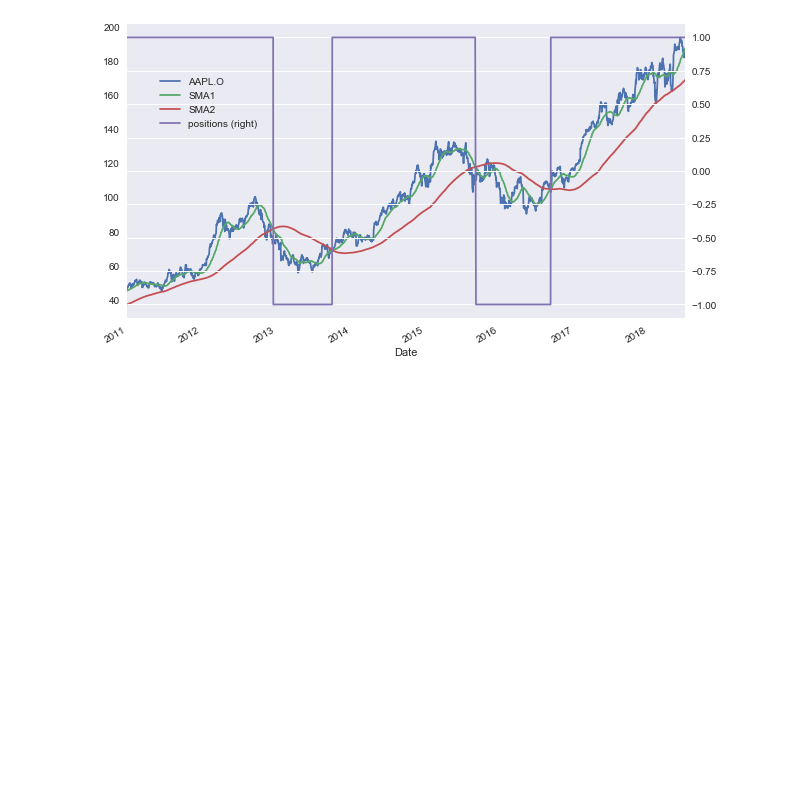
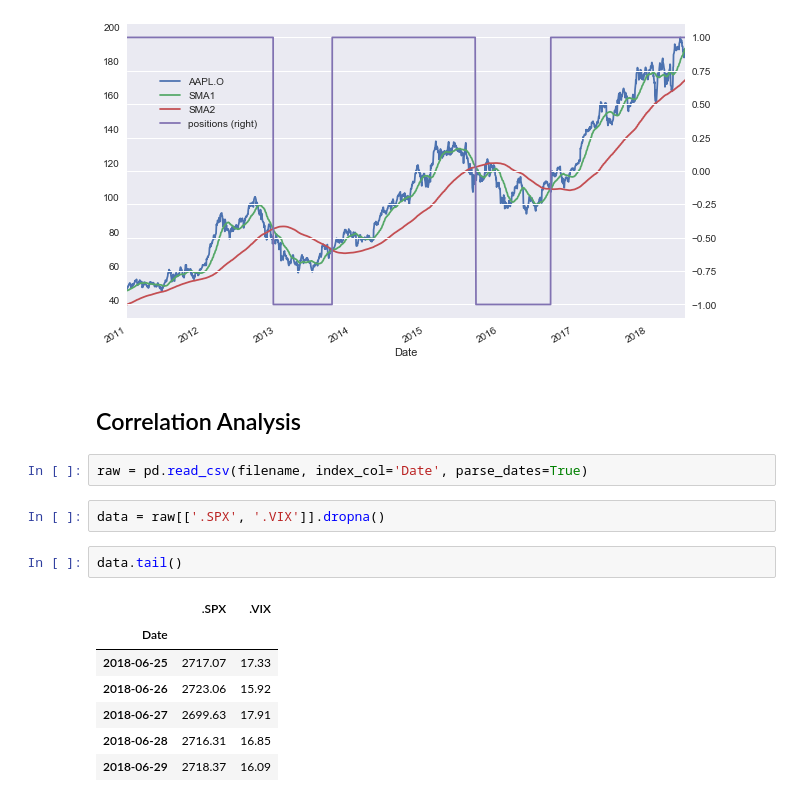
Before and after one commit to allaccountstaken/hilpisch, a Jupyter notebook: eda_financial_data.ipynb, the cells around one changed output. Cells and saved outputs as stored; diff of their text form; blank space fills up the shorter version.

```diff
--- a/start.ipynb
+++ b/eda_financial_data.ipynb
@@ -189,3 +189,19 @@ ax = data[[sym, 'SMA1', 'SMA2', 'positions']].plot(figsize=(10,6), secondary_y='
 ax.get_legend().set_bbox_to_anchor((0.25, 0.85))
 # %% [output]
 [figure]
+# %% [markdown]
+## Correlation Analysis
+# %%
+raw = pd.read_csv(filename, index_col='Date', parse_dates=True)
+# %%
+data = raw[['.SPX', '.VIX']].dropna()
+# %%
+data.tail()
+# %% [output]
+|  | .SPX | .VIX |
+| Date |  |  |
+| 2018-06-25 | 2717.07 | 17.33 |
+| 2018-06-26 | 2723.06 | 15.92 |
+| 2018-06-27 | 2699.63 | 17.91 |
+| 2018-06-28 | 2716.31 | 16.85 |
+| 2018-06-29 | 2718.37 | 16.09 |
```
Also changed, not shown: parts of 2 cells of this notebook.
